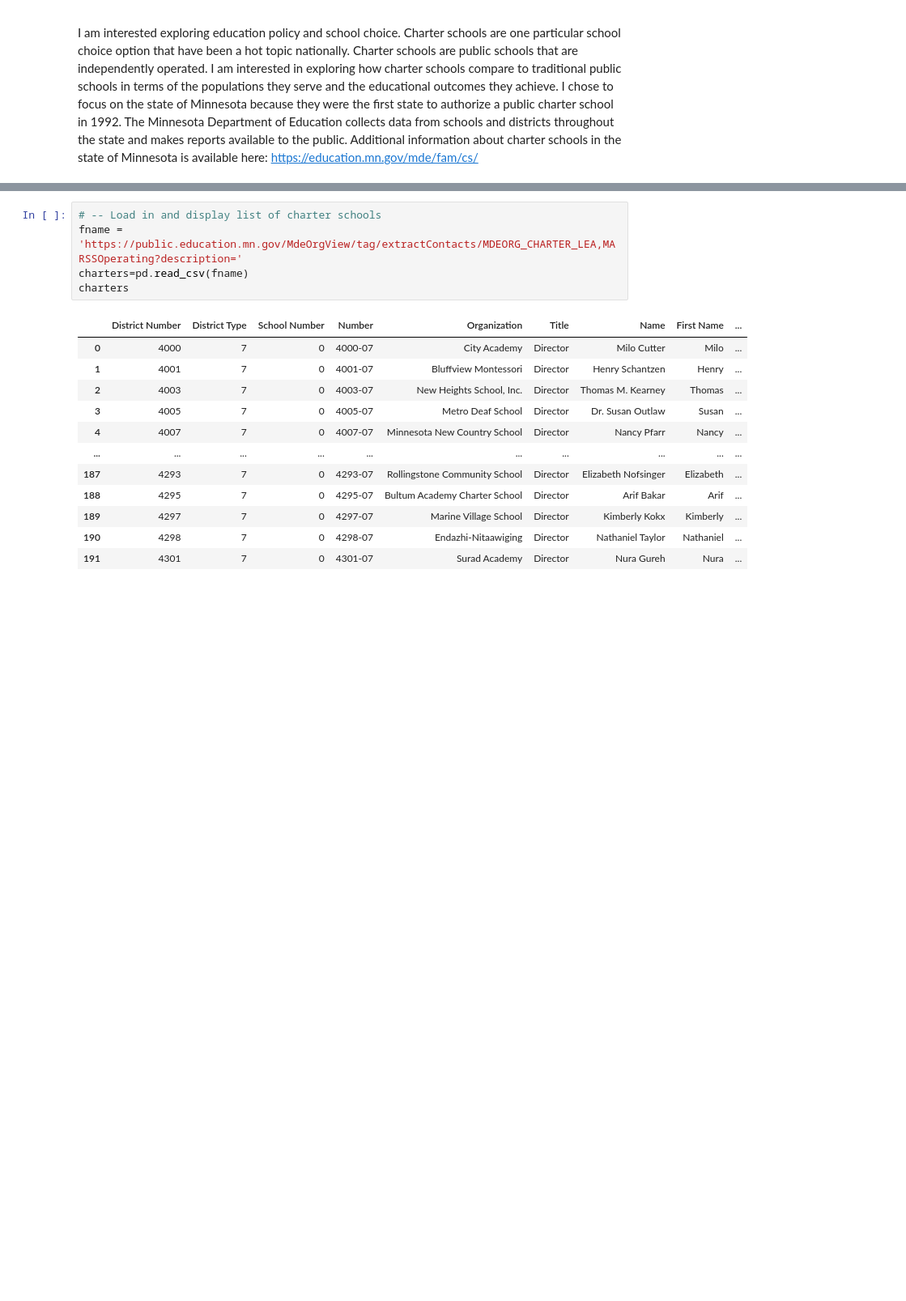
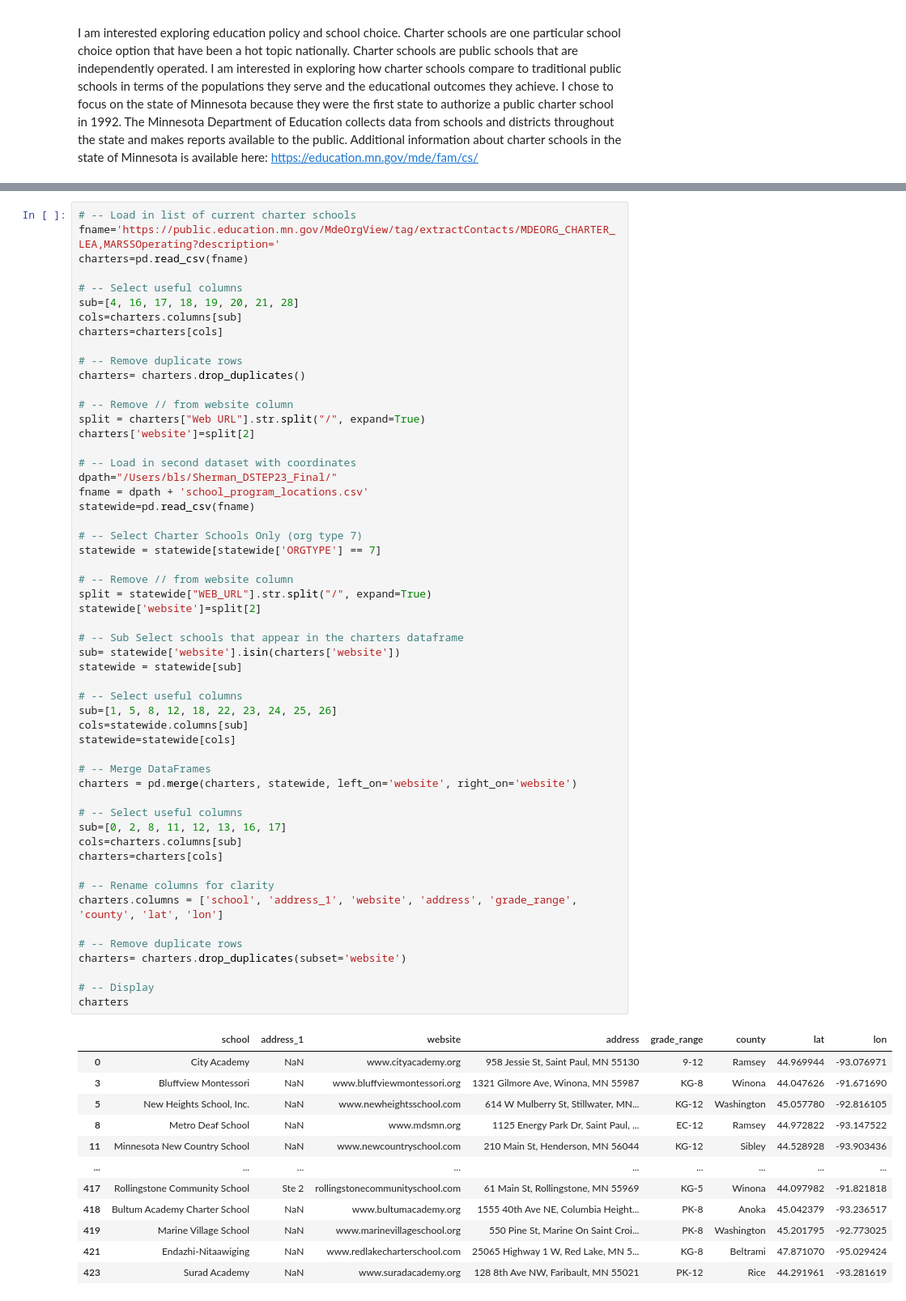
Before and after one commit to BrowynSherman/Sherman_DSTEP23_Final, a Jupyter notebook: Sherman_DSTEP_Final.ipynb, the cells around one changed output, grey strips where cells are left out. Shown at 81% size. Cells and saved outputs as stored; diff of their text form; blank space fills up the shorter version.

```diff
--- a/Sherman_DSTEP_Final.ipynb
+++ b/Sherman_DSTEP_Final.ipynb
@@ -17,18 +24,67 @@ This dataset lists all charter schools in the state of MN: https://public.educat
 # %%
-# -- Load in and display list of charter schools
-fname = 'https://public.education.mn.gov/MdeOrgView/tag/extractContacts/MDEORG_CHARTER_LEA,MARSSOperating?description='
+# -- Load in list of current charter schools
+fname='https://public.education.mn.gov/MdeOrgView/tag/extractContacts/MDEORG_CHARTER_LEA,MARSSOperating?description='
 charters=pd.read_csv(fname)
+
+# -- Select useful columns
+sub=[4, 16, 17, 18, 19, 20, 21, 28]
+cols=charters.columns[sub]
+charters=charters[cols]
+
+# -- Remove duplicate rows
+charters= charters.drop_duplicates()
+
+# -- Remove // from website column
+split = charters["Web URL"].str.split("/", expand=True)
+charters['website']=split[2]
+
+# -- Load in second dataset with coordinates
+dpath="/Users/bls/Sherman_DSTEP23_Final/"
+fname = dpath + 'school_program_locations.csv'
+statewide=pd.read_csv(fname)
+
+# -- Select Charter Schools Only (org type 7)
+statewide = statewide[statewide['ORGTYPE'] == 7]
+
+# -- Remove // from website column
+split = statewide["WEB_URL"].str.split("/", expand=True)
+statewide['website']=split[2]
+
+# -- Sub Select schools that appear in the charters dataframe
+sub= statewide['website'].isin(charters['website'])
+statewide = statewide[sub]
+
+# -- Select useful columns
+sub=[1, 5, 8, 12, 18, 22, 23, 24, 25, 26]
+cols=statewide.columns[sub]
+statewide=statewide[cols]
+
+# -- Merge DataFrames
+charters = pd.merge(charters, statewide, left_on='website', right_on='website')
+
+# -- Select useful columns
+sub=[0, 2, 8, 11, 12, 13, 16, 17]
+cols=charters.columns[sub]
+charters=charters[cols]
+
+# -- Rename columns for clarity
+charters.columns = ['school', 'address_1', 'website', 'address', 'grade_range', 'county', 'lat', 'lon']
+
+# -- Remove duplicate rows
+charters= charters.drop_duplicates(subset='website')
+
+# -- Display
 charters
 # %% [output]
-|  | District Number | District Type | School Number | Number | Organization | Title | Name | First Name | ... |
-| 0 | 4000 | 7 | 0 | 4000-07 | City Academy | Director | Milo Cutter | Milo | ... |
-| 1 | 4001 | 7 | 0 | 4001-07 | Bluffview Montessori | Director | Henry Schantzen | Henry | ... |
-| 2 | 4003 | 7 | 0 | 4003-07 | New Heights School, Inc. | Director | Thomas M. Kearney | Thomas | ... |
-| 3 | 4005 | 7 | 0 | 4005-07 | Metro Deaf School | Director | Dr. Susan Outlaw | Susan | ... |
-| 4 | 4007 | 7 | 0 | 4007-07 | Minnesota New Country School | Director | Nancy Pfarr | Nancy | ... |
-| ... | ... | ... | ... | ... | ... | ... | ... | ... | ... |
-| 187 | 4293 | 7 | 0 | 4293-07 | Rollingstone Community School | Director | Elizabeth Nofsinger | Elizabeth | ... |
-| 188 | 4295 | 7 | 0 | 4295-07 | Bultum Academy Charter School | Director | Arif Bakar | Arif | ... |
-| 189 | 4297 | 7 | 0 | 4297-07 | Marine Village School | Director | Kimberly Kokx | Kimberly | ... |
-| 190 | 4298 | 7 | 0 | 4298-07 | Endazhi-Nitaawiging | Director | Nathaniel Taylor | Nathaniel | ... |
-| 191 | 4301 | 7 | 0 | 4301-07 | Surad Academy | Director | Nura Gureh | Nura | ... |
+|  | school | address_1 | website | address | grade_range | county | lat | lon |
+| 0 | City Academy | NaN | www.cityacademy.org | 958 Jessie St, Saint Paul, MN 55130 | 9-12 | Ramsey | 44.969944 | -93.076971 |
+| 3 | Bluffview Montessori | NaN | www.bluffviewmontessori.org | 1321 Gilmore Ave, Winona, MN 55987 | KG-8 | Winona | 44.047626 | -91.671690 |
+| 5 | New Heights School, Inc. | NaN | www.newheightsschool.com | 614 W Mulberry St, Stillwater, MN... | KG-12 | Washington | 45.057780 | -92.816105 |
+| 8 | Metro Deaf School | NaN | www.mdsmn.org | 1125 Energy Park Dr, Saint Paul, ... | EC-12 | Ramsey | 44.972822 | -93.147522 |
+| 11 | Minnesota New Country School | NaN | www.newcountryschool.com | 210 Main St, Henderson, MN 56044 | KG-12 | Sibley | 44.528928 | -93.903436 |
+| ... | ... | ... | ... | ... | ... | ... | ... | ... |
+| 417 | Rollingstone Community School | Ste 2 | rollingstonecommunityschool.com | 61 Main St, Rollingstone, MN 55969 | KG-5 | Winona | 44.097982 | -91.821818 |
+| 418 | Bultum Academy Charter School | NaN | www.bultumacademy.org | 1555 40th Ave NE, Columbia Height... | PK-8 | Anoka | 45.042379 | -93.236517 |
+| 419 | Marine Village School | NaN | www.marinevillageschool.org | 550 Pine St, Marine On Saint Croi... | PK-8 | Washington | 45.201795 | -92.773025 |
+| 421 | Endazhi-Nitaawiging | NaN | www.redlakecharterschool.com | 25065 Highway 1 W, Red Lake, MN 5... | KG-8 | Beltrami | 47.871070 | -95.029424 |
+| 423 | Surad Academy | NaN | www.suradacademy.org | 128 8th Ave NW, Faribault, MN 55021 | PK-12 | Rice | 44.291961 | -93.281619 |
```
Also changed, not shown: parts of 24 cells of this notebook.
